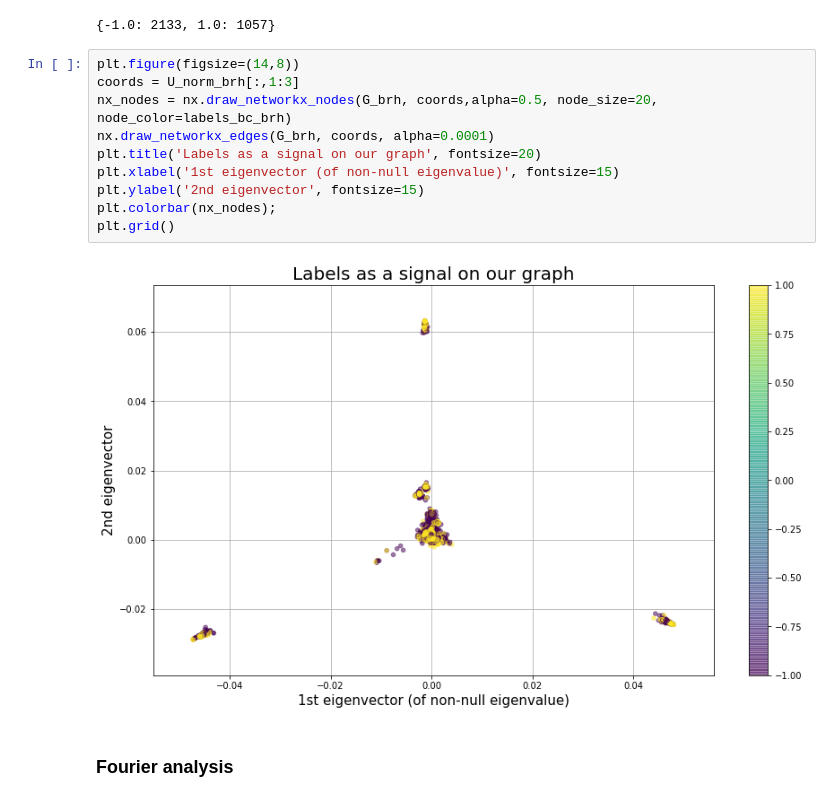
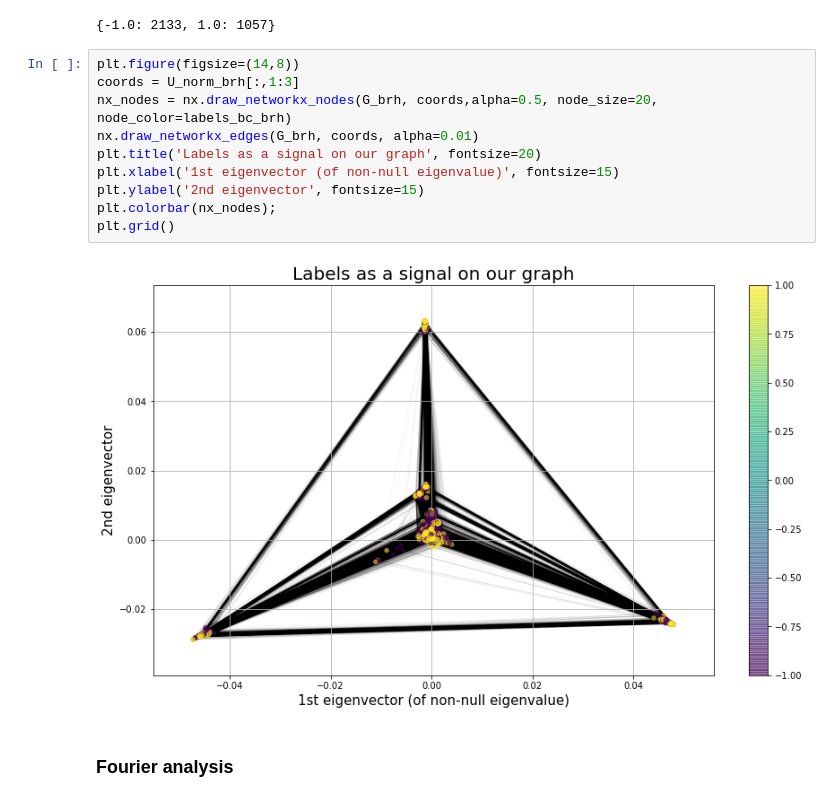
Before and after one commit to rocari96/NTDS-project, a Jupyter notebook: notebook.ipynb, the cells around one changed output. Drawn from its saved outputs; the diff is of its cells as text.

```diff
--- a/notebook.ipynb
+++ b/notebook.ipynb
@@ -1010,15 +1017,15 @@ dict(zip(lab_bc_count_brh[0], lab_bc_count_brh[1]))
 # %%
 plt.figure(figsize=(14,8))
 coords = U_norm_brh[:,1:3]
 nx_nodes = nx.draw_networkx_nodes(G_brh, coords,alpha=0.5, node_size=20, node_color=labels_bc_brh)
-nx.draw_networkx_edges(G_brh, coords, alpha=0.0001)
+nx.draw_networkx_edges(G_brh, coords, alpha=0.01)
 plt.title('Labels as a signal on our graph', fontsize=20)
 plt.xlabel('1st eigenvector (of non-null eigenvalue)', fontsize=15)
 plt.ylabel('2nd eigenvector', fontsize=15)
 plt.colorbar(nx_nodes);
 plt.grid()
 # %% [output]
-[figure, old version]
+[figure, new version]
 # %% [markdown]
 ### Fourier analysis
 # %%
```
Also changed, not shown: parts of 25 cells of this notebook.
